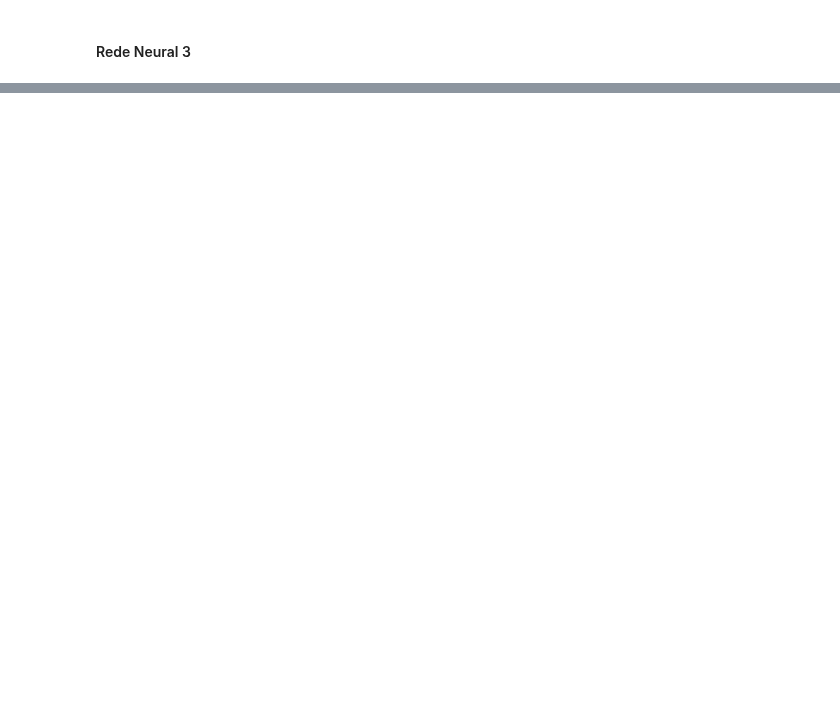
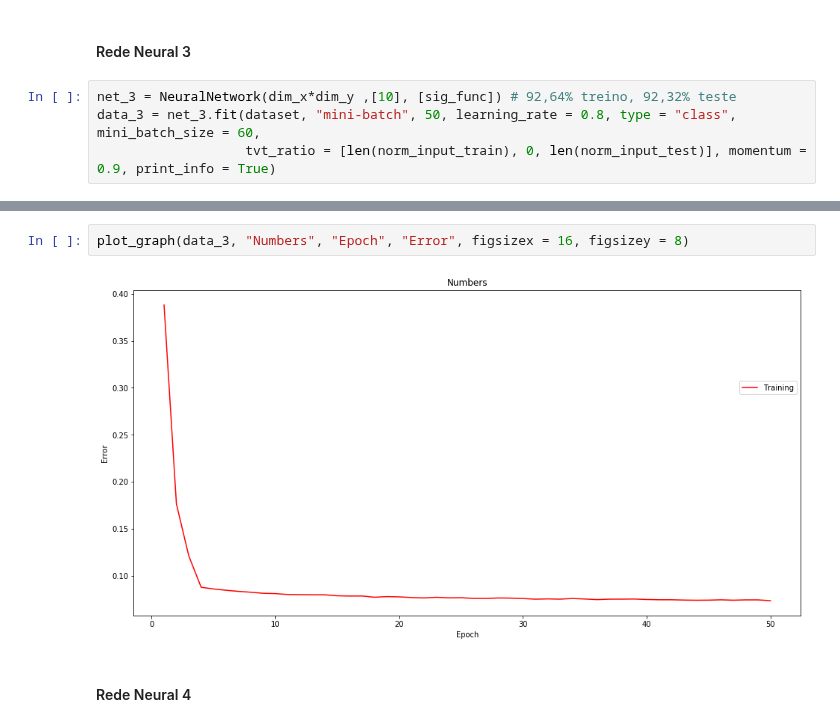
Before and after one commit to matheus-praxedes/Deep-learning, a Jupyter notebook: src/list_2.ipynb, the cells around one changed output, grey strips where cells are left out. Saved outputs shown, nothing was run; the diff lists cells and outputs as text; blank space fills up the shorter version.

```diff
--- a/src/list_2.ipynb
+++ b/src/list_2.ipynb
@@ -62,2 +110,6 @@ plot_graph(data_1, "Numbers", "Epoch", "Error", figsizex = 16, figsizey = 8)
 # %% [markdown]
 #### Rede Neural 3
+# %%
+net_3 = NeuralNetwork(dim_x*dim_y ,[10], [sig_func]) # 92,64% treino, 92,32% teste
+data_3 = net_3.fit(dataset, "mini-batch", 50, learning_rate = 0.8, type = "class", mini_batch_size = 60,
+                   tvt_ratio = [len(norm_input_train), 0, len(norm_input_test)], momentum = 0.9, print_info = True)
@@ -63,0 +134,6 @@ plot_graph(data_1, "Numbers", "Epoch", "Error", figsizex = 16, figsizey = 8)
+# %%
+plot_graph(data_3, "Numbers", "Epoch", "Error", figsizex = 16, figsizey = 8)
+# %% [output]
+[figure, added]
+# %% [markdown]
+#### Rede Neural 4
```
Also changed, not shown: parts of 26 cells of this notebook, 1 other file.
